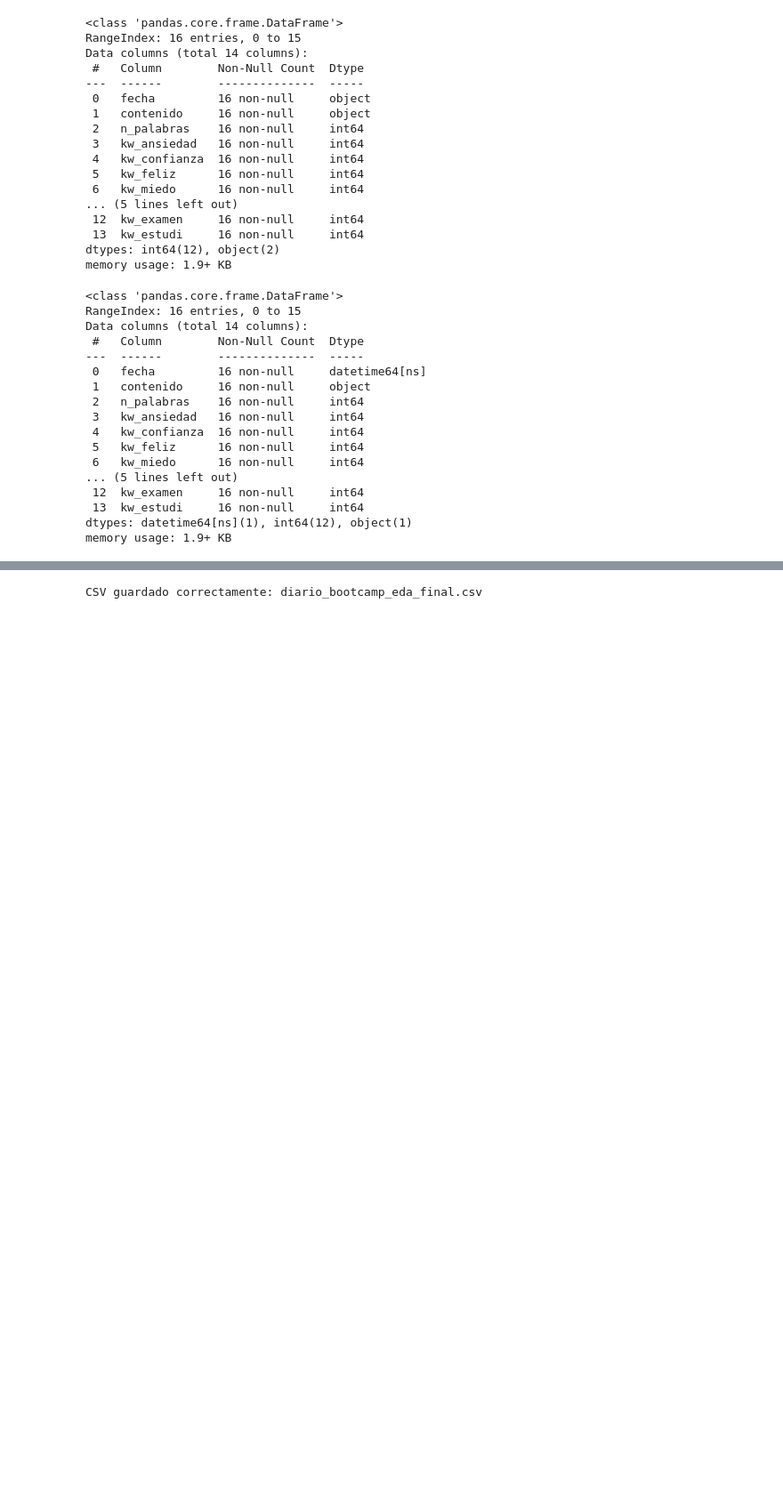
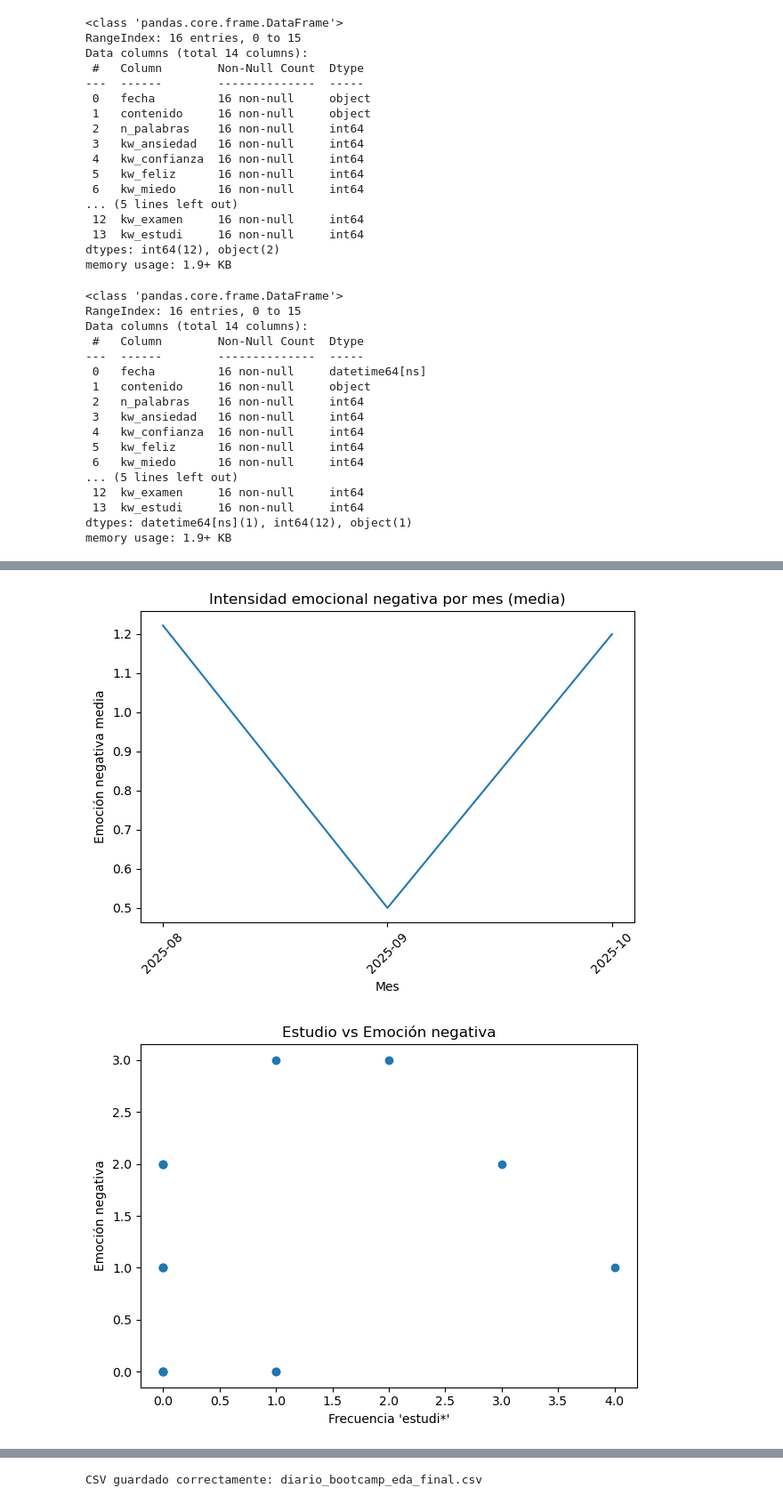
Before and after one commit to ela-art/Text-Analytics-aplicado-a-aprendizaje-intensivo, a Jupyter notebook: EDA_diario_bootcamp.ipynb, the cells around one changed output, grey strips where cells are left out. Shown at 89% size. Saved outputs shown, nothing was run; the diff lists cells and outputs as text; code cells hidden in the pictures; blank space fills up the shorter version.

```diff
--- a/EDA_diario_bootcamp.ipynb
+++ b/EDA_diario_bootcamp.ipynb
@@ -352,0 +461,61 @@ kw_agotad         0.0
+# %%
+# 5) Intensidad emocional negativa por mes (media)
+plt.figure()
+neg_mensual = df.groupby("mes")["emocion_negativa"].mean().reset_index()
+plt.plot(neg_mensual["mes"].astype(str), neg_mensual["emocion_negativa"])
+plt.xticks(rotation=45)
+plt.title("Intensidad emocional negativa por mes (media)")
+plt.xlabel("Mes")
+plt.ylabel("Emoción negativa media")
+plt.tight_layout()
+plt.show()
+
+# 6) Estudio vs emoción negativa (scatter)
+if "kw_estudi" in df.columns:
+    plt.figure()
+    plt.scatter(df["kw_estudi"], df["emocion_negativa"])
+    plt.title("Estudio vs Emoción negativa")
+    plt.xlabel("Frecuencia 'estudi*'")
+    plt.ylabel("Emoción negativa")
+    plt.tight_layout()
+    plt.show()
+
+# 7) Longitud del texto vs emoción negativa (scatter)
+if "n_palabras" in df.columns:
+    plt.figure()
+    plt.scatter(df["n_palabras"], df["emocion_negativa"])
+    plt.title("Longitud del texto vs Emoción negativa")
+    plt.xlabel("Nº palabras")
+    plt.ylabel("Emoción negativa")
+    plt.tight_layout()
+    plt.show()
+
+# 8) Distribución de emoción negativa (histograma)
+plt.figure()
+plt.hist(df["emocion_negativa"])
+plt.title("Distribución de emoción negativa")
+plt.xlabel("Emoción negativa")
+plt.ylabel("Frecuencia")
+plt.tight_layout()
+plt.show()
+
+# 9) Positiva en el tiempo (solo positiva)
+plt.figure()
+plt.plot(df["fecha"], df["emocion_positiva"])
+plt.title("Emoción positiva en el tiempo")
+plt.xlabel("Fecha")
+plt.ylabel("Emoción positiva")
+ax = plt.gca()
+ax.xaxis.set_major_locator(mdates.MonthLocator())
+ax.xaxis.set_major_formatter(mdates.DateFormatter("%Y-%m"))
+plt.xticks(rotation=45)
+plt.tight_layout()
+plt.show()
+
+# 10) Balance emocional medio por mes (si quieres también la serie del balance, ya la tienes como #1)
+# (no hace falta repetir)
+
+# 11) Heatmap simple (ya lo tienes como #4)
+# %% [output]
+[figure, added]
+[figure, added]
```
Also changed, not shown: parts of 8 cells of this notebook, 17 other files.
